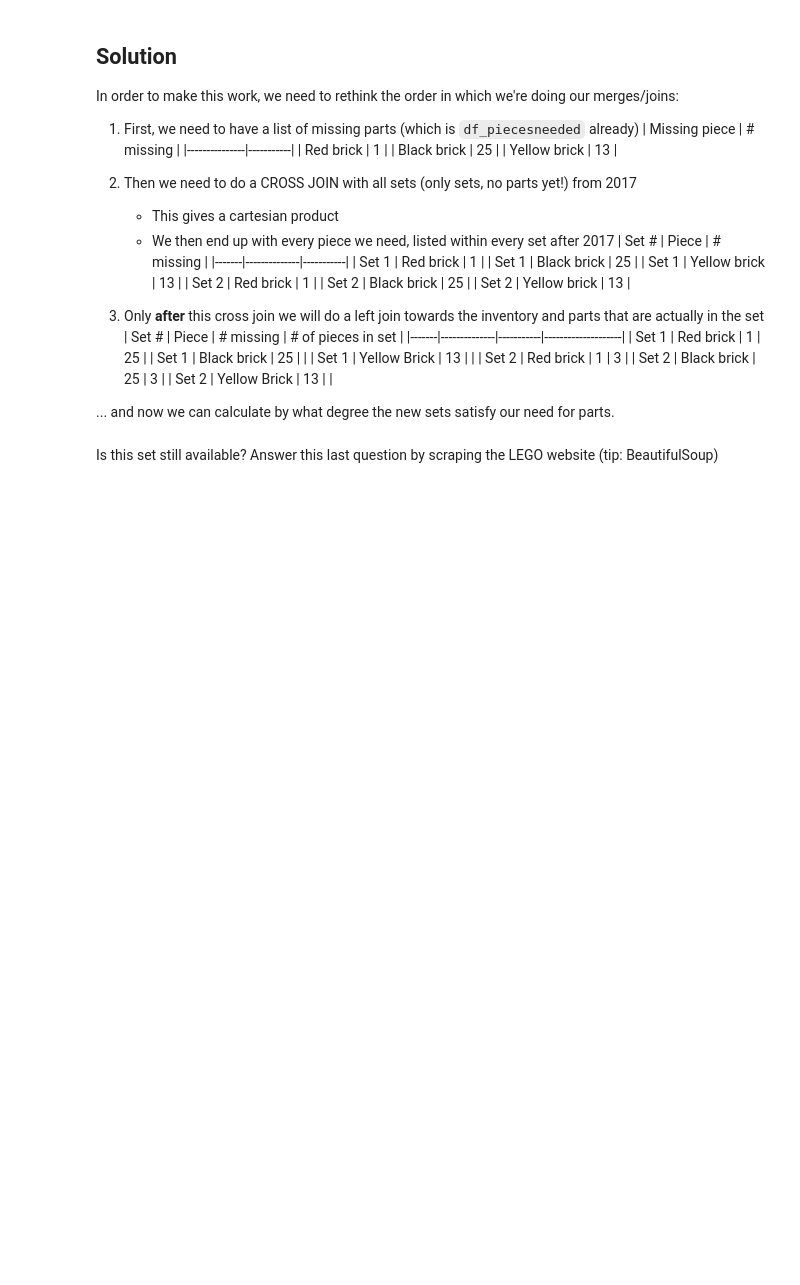
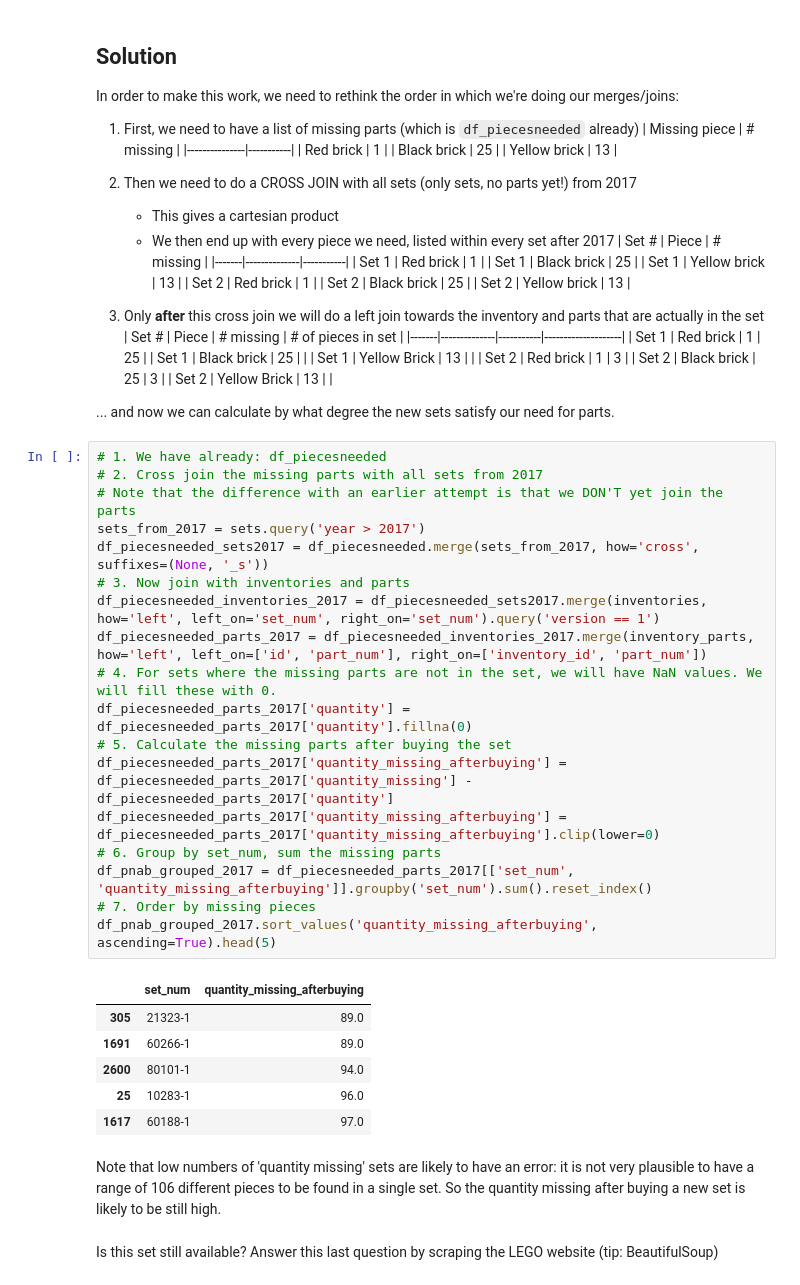
Before and after one commit to vstrien/1-meting-legocase, a Jupyter notebook: Uitwerkingen/Q4.ipynb, the cells around one changed output. Drawn from its saved outputs; the diff is of its cells as text; blank space fills up the shorter version.

```diff
--- a/Uitwerkingen/Q4.ipynb
+++ b/Uitwerkingen/Q4.ipynb
@@ -908,6 +908,33 @@ In order to make this work, we need to rethink the order in which we're doing ou
    | Set 2 | Yellow Brick | 13        |                    |
 
 ... and now we can calculate by what degree the new sets satisfy our need for parts.
+# %%
+# 1. We have already: df_piecesneeded
+# 2. Cross join the missing parts with all sets from 2017
+# Note that the difference with an earlier attempt is that we DON'T yet join the parts
+sets_from_2017 = sets.query('year > 2017')
+df_piecesneeded_sets2017 = df_piecesneeded.merge(sets_from_2017, how='cross', suffixes=(None, '_s'))
+# 3. Now join with inventories and parts
+df_piecesneeded_inventories_2017 = df_piecesneeded_sets2017.merge(inventories, how='left', left_on='set_num', right_on='set_num').query('version == 1')
+df_piecesneeded_parts_2017 = df_piecesneeded_inventories_2017.merge(inventory_parts, how='left', left_on=['id', 'part_num'], right_on=['inventory_id', 'part_num'])
+# 4. For sets where the missing parts are not in the set, we will have NaN values. We will fill these with 0.
+df_piecesneeded_parts_2017['quantity'] = df_piecesneeded_parts_2017['quantity'].fillna(0)
+# 5. Calculate the missing parts after buying the set
+df_piecesneeded_parts_2017['quantity_missing_afterbuying'] = df_piecesneeded_parts_2017['quantity_missing'] - df_piecesneeded_parts_2017['quantity']
+df_piecesneeded_parts_2017['quantity_missing_afterbuying'] = df_piecesneeded_parts_2017['quantity_missing_afterbuying'].clip(lower=0)
+# 6. Group by set_num, sum the missing parts
+df_pnab_grouped_2017 = df_piecesneeded_parts_2017[['set_num', 'quantity_missing_afterbuying']].groupby('set_num').sum().reset_index()
+# 7. Order by missing pieces
+df_pnab_grouped_2017.sort_values('quantity_missing_afterbuying', ascending=True).head(5)
+# %% [output]
+|  | set_num | quantity_missing_afterbuying |
+| 305 | 21323-1 | 89.0 |
+| 1691 | 60266-1 | 89.0 |
+| 2600 | 80101-1 | 94.0 |
+| 25 | 10283-1 | 96.0 |
+| 1617 | 60188-1 | 97.0 |
+# %% [markdown]
+Note that low numbers of 'quantity missing' sets are likely to have an error: it is not very plausible to have a range of 106 different pieces to be found in a single set. So the quantity missing after buying a new set is likely to be still high.
 # %% [markdown]
 Is this set still available? Answer this last question by scraping the LEGO website (tip: BeautifulSoup)
 # %%
```
Also changed, not shown: parts of 103 cells of this notebook.
